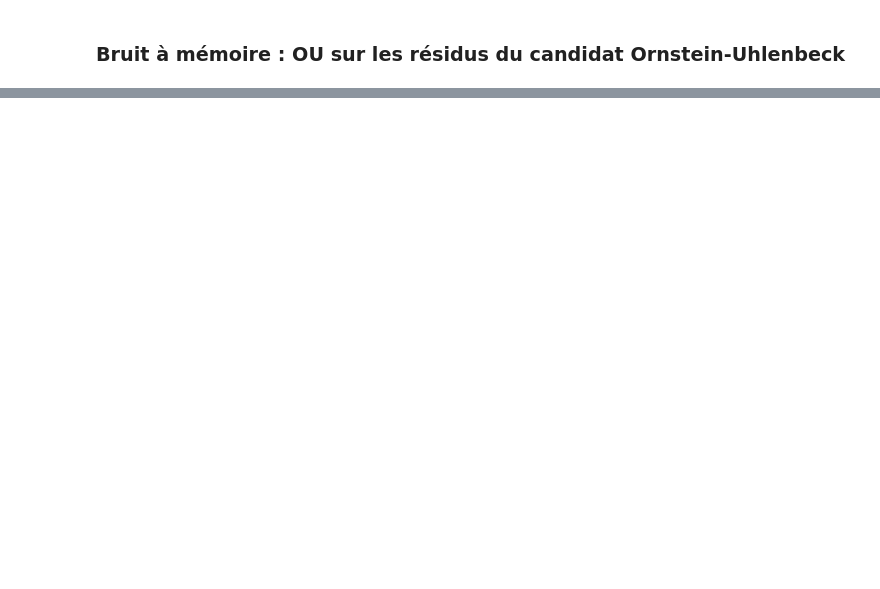
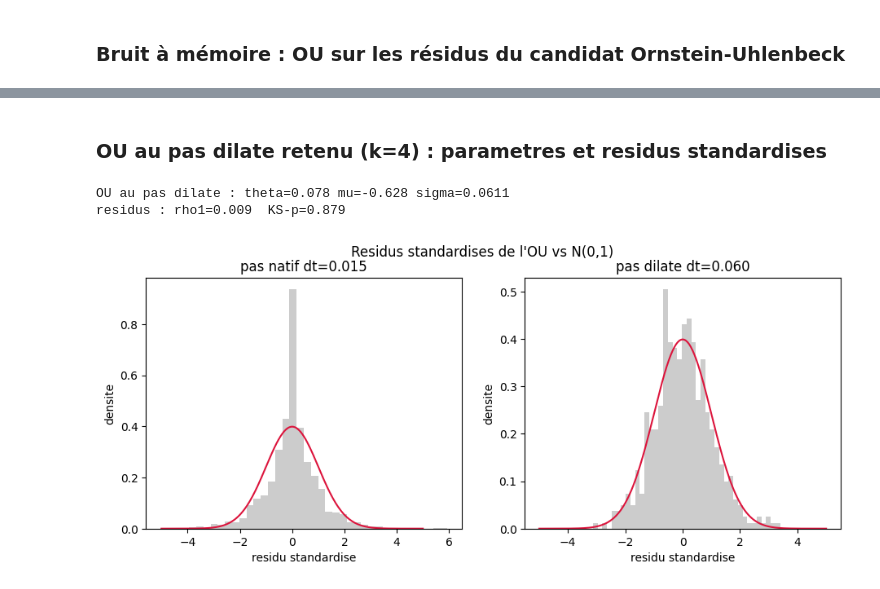
Before and after one commit to Flyioncy/Projet_Stochastiques, a Jupyter notebook: notebook.ipynb, the cells around one changed output, grey strips where cells are left out. Cells and saved outputs as stored; diff of their text form; code cells hidden in the pictures; blank space fills up the shorter version.

```diff
--- a/notebook.ipynb
+++ b/notebook.ipynb
@@ -361,0 +295,26 @@ plt.show()
+# %% [markdown]
+### OU au pas dilate retenu (k=4) : parametres et residus standardises
+# %%
+k = 4   # pas retenu : quadruple (dt_k ~ 0.060), residus les mieux comportes
+Xk = X[::k]; dtk = dt * k; dXk = np.diff(Xk)
+pente, ord0 = np.polyfit(Xk[:-1], dXk, 1)
+theta = -pente / dtk
+mu = ord0 / (-pente)
+sigma = (dXk - (pente * Xk[:-1] + ord0)).std() / np.sqrt(dtk)
+eps = residus_std(k)
+print('OU au pas dilate : theta=%.3f mu=%.3f sigma=%.4f' % (theta, mu, sigma))
+print('residus : rho1=%.3f  KS-p=%.3f' % (np.corrcoef(eps[:-1], eps[1:])[0, 1], scs.kstest(eps, 'norm').pvalue))
+
+# residus standardises de l'OU, au pas natif puis au pas dilate retenu
+fig, ax = plt.subplots(1, 2, figsize=(11, 4)); g = np.linspace(-5, 5, 300)
+for a, kk, lab in [(ax[0], 1, 'pas natif dt=%.3f' % dt), (ax[1], k, 'pas dilate dt=%.3f' % dtk)]:
+    a.hist(residus_std(kk), bins=40, density=True, color='0.8')
+    a.plot(g, scs.norm.pdf(g), color='crimson')
+    a.set_title(lab); a.set_xlabel('residu standardise'); a.set_ylabel('densite')
+plt.suptitle("Residus standardises de l'OU vs N(0,1)")
+plt.savefig('figures/virus4_residus_dilate.png', dpi=150, bbox_inches='tight')
+plt.show()
+# %% [output]
+OU au pas dilate : theta=0.078 mu=-0.628 sigma=0.0611
+residus : rho1=0.009  KS-p=0.879
+[figure, added]
```
Also changed, not shown: parts of 15 cells of this notebook, 15 other files.
